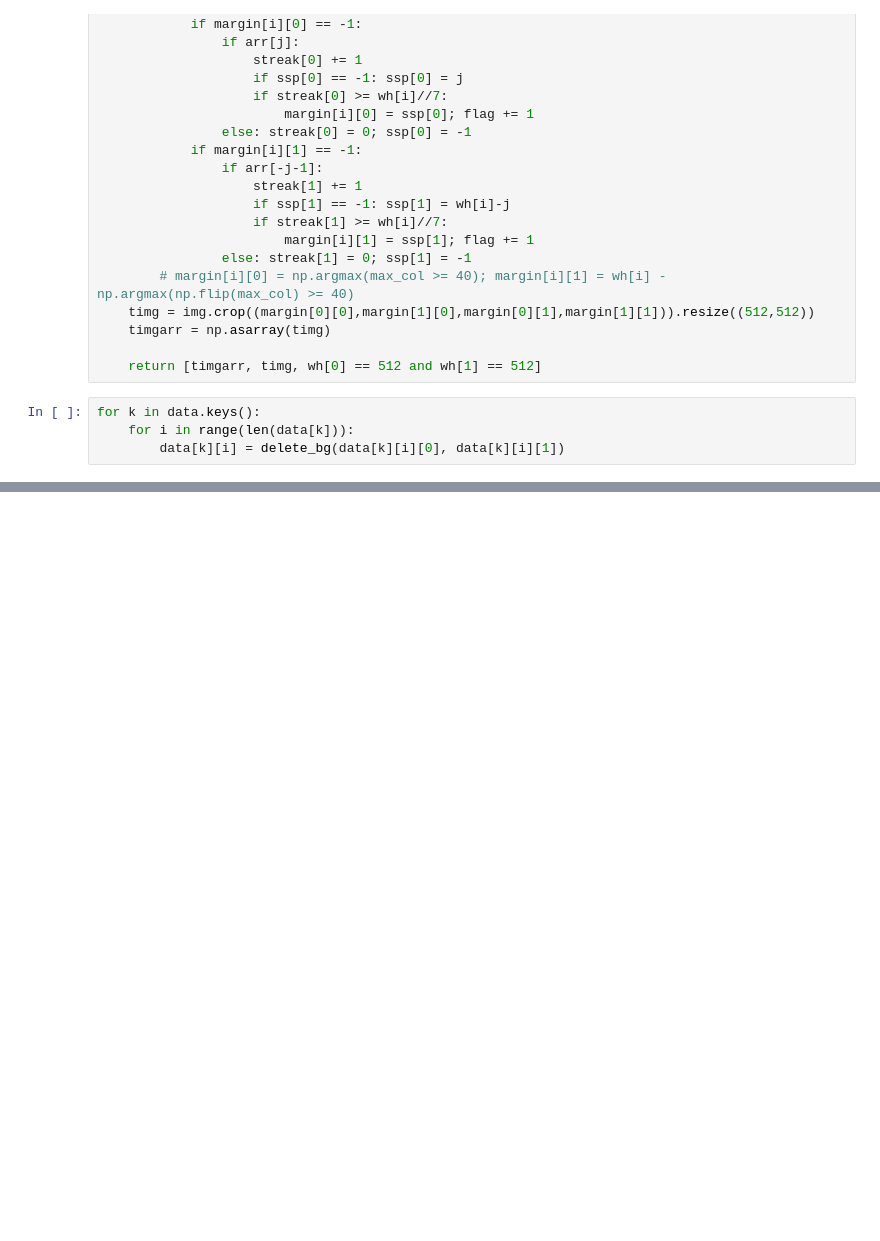
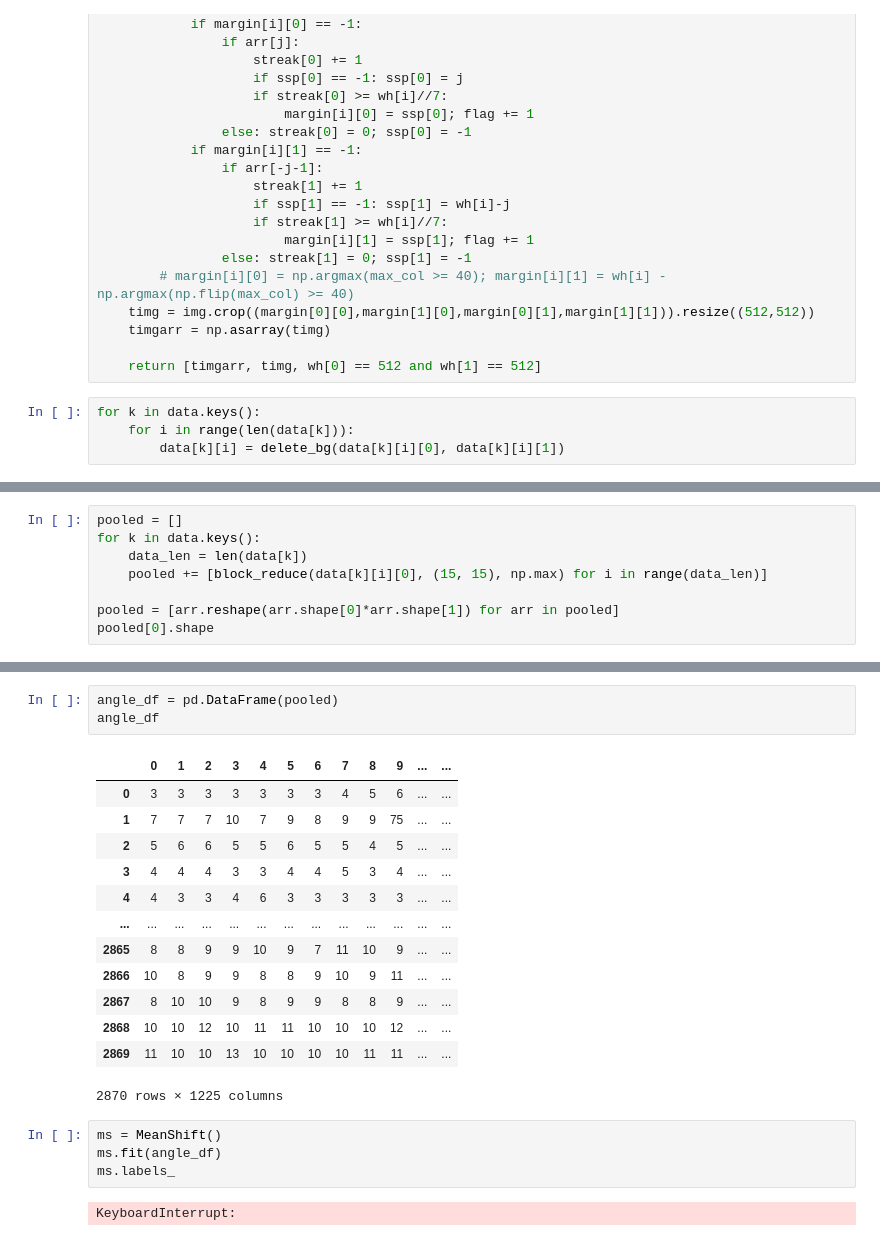
Before and after one commit to naniri04/Ossw_Final, a Jupyter notebook: main.ipynb, the cells around one changed output, grey strips where cells are left out. Cells and saved outputs as stored; diff of their text form; blank space fills up the shorter version.

```diff
--- a/main.ipynb
+++ b/main.ipynb
@@ -94,0 +87,8 @@ print(pooled.shape)
+# %%
+pooled = []
+for k in data.keys():
+    data_len = len(data[k])
+    pooled += [block_reduce(data[k][i][0], (15, 15), np.max) for i in range(data_len)]
+
+pooled = [arr.reshape(arr.shape[0]*arr.shape[1]) for arr in pooled]
+pooled[0].shape
@@ -94,0 +113,23 @@ print(pooled.shape)
+# %%
+angle_df = pd.DataFrame(pooled)
+angle_df
+# %% [output]
+|  | 0 | 1 | 2 | 3 | 4 | 5 | 6 | 7 | 8 | 9 | ... | ... |
+| 0 | 3 | 3 | 3 | 3 | 3 | 3 | 3 | 4 | 5 | 6 | ... | ... |
+| 1 | 7 | 7 | 7 | 10 | 7 | 9 | 8 | 9 | 9 | 75 | ... | ... |
+| 2 | 5 | 6 | 6 | 5 | 5 | 6 | 5 | 5 | 4 | 5 | ... | ... |
+| 3 | 4 | 4 | 4 | 3 | 3 | 4 | 4 | 5 | 3 | 4 | ... | ... |
+| 4 | 4 | 3 | 3 | 4 | 6 | 3 | 3 | 3 | 3 | 3 | ... | ... |
+| ... | ... | ... | ... | ... | ... | ... | ... | ... | ... | ... | ... | ... |
+| 2865 | 8 | 8 | 9 | 9 | 10 | 9 | 7 | 11 | 10 | 9 | ... | ... |
+| 2866 | 10 | 8 | 9 | 9 | 8 | 8 | 9 | 10 | 9 | 11 | ... | ... |
+| 2867 | 8 | 10 | 10 | 9 | 8 | 9 | 9 | 8 | 8 | 9 | ... | ... |
+| 2868 | 10 | 10 | 12 | 10 | 11 | 11 | 10 | 10 | 10 | 12 | ... | ... |
+| 2869 | 11 | 10 | 10 | 13 | 10 | 10 | 10 | 10 | 11 | 11 | ... | ... |
+2870 rows × 1225 columns
+# %%
+ms = MeanShift()
+ms.fit(angle_df)
+ms.labels_
+# %% [output]
+KeyboardInterrupt:
```
Also changed, not shown: parts of 4 cells of this notebook.
